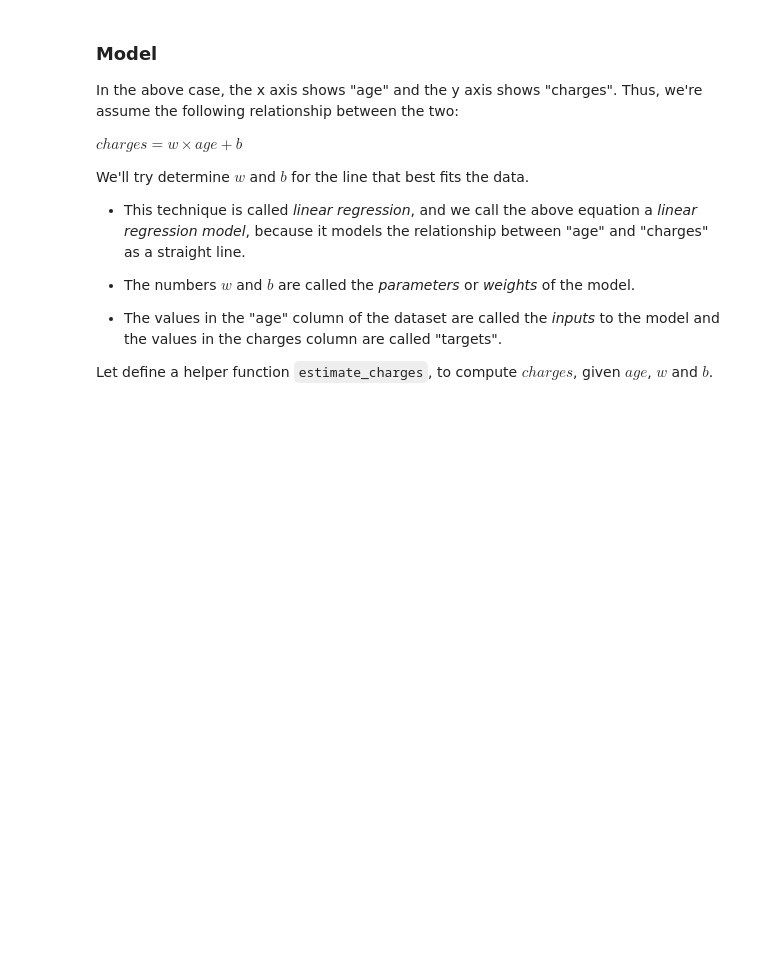
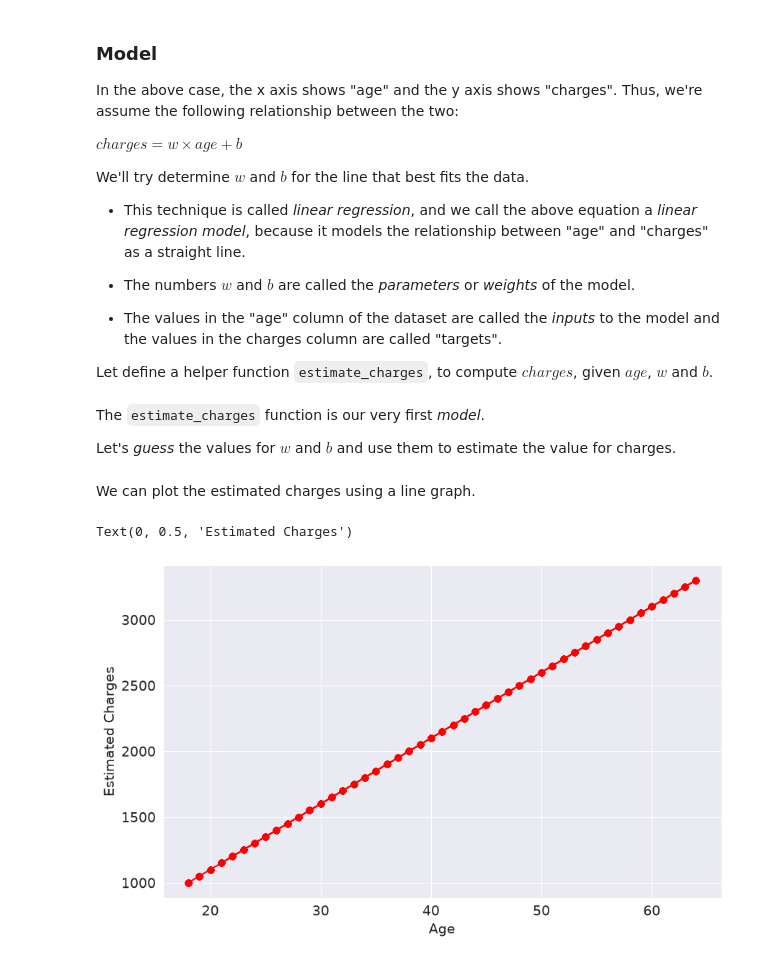
Before and after one commit to ohigginsrodriguez-cloud/Machine-Learning_Course, a Jupyter notebook: Linear-Regression/Medical-Expenses/Model_Single_Feature.ipynb, the cells around one changed output. Drawn from its saved outputs; the diff is of its cells as text; code cells hidden in the pictures; blank space fills up the shorter version.

Commit message:
First estimated charges using non somkers and age

```diff
--- a/Linear-Regression/Medical-Expenses/Model_Single_Feature.ipynb
+++ b/Linear-Regression/Medical-Expenses/Model_Single_Feature.ipynb
@@ -46,3 +46,25 @@ We'll try determine $w$ and $b$ for the line that best fits the data.
 * The values in the "age" column of the dataset are called the _inputs_ to the model and the values in the charges column are called "targets".
 
 Let define a helper function `estimate_charges`, to compute $charges$, given $age$, $w$ and $b$.
+# %%
+def estimate_charges(age, w, b):
+    return w * age + b
+# %% [markdown]
+The `estimate_charges` function is our very first _model_.
+
+Let's _guess_ the values for $w$ and $b$ and use them to estimate the value for charges.
+# %%
+w = 50
+b = 100
+# %%
+ages = non_smoker_df.age
+estimate_charges = estimate_charges(ages, w, b)
+# %% [markdown]
+We can plot the estimated charges using a line graph.
+# %%
+plt.plot(ages, estimate_charges, 'r-o');
+plt.xlabel('Age')
+plt.ylabel('Estimated Charges')
+# %% [output]
+Text(0, 0.5, 'Estimated Charges')
+[figure, added]
```
